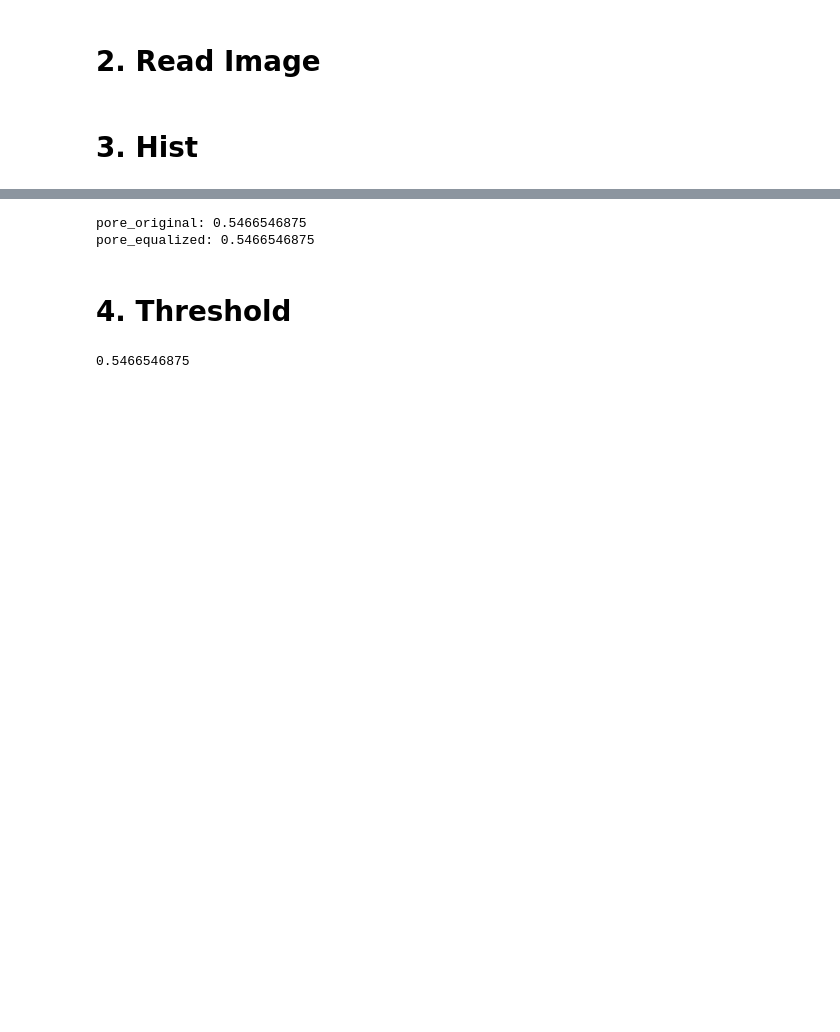
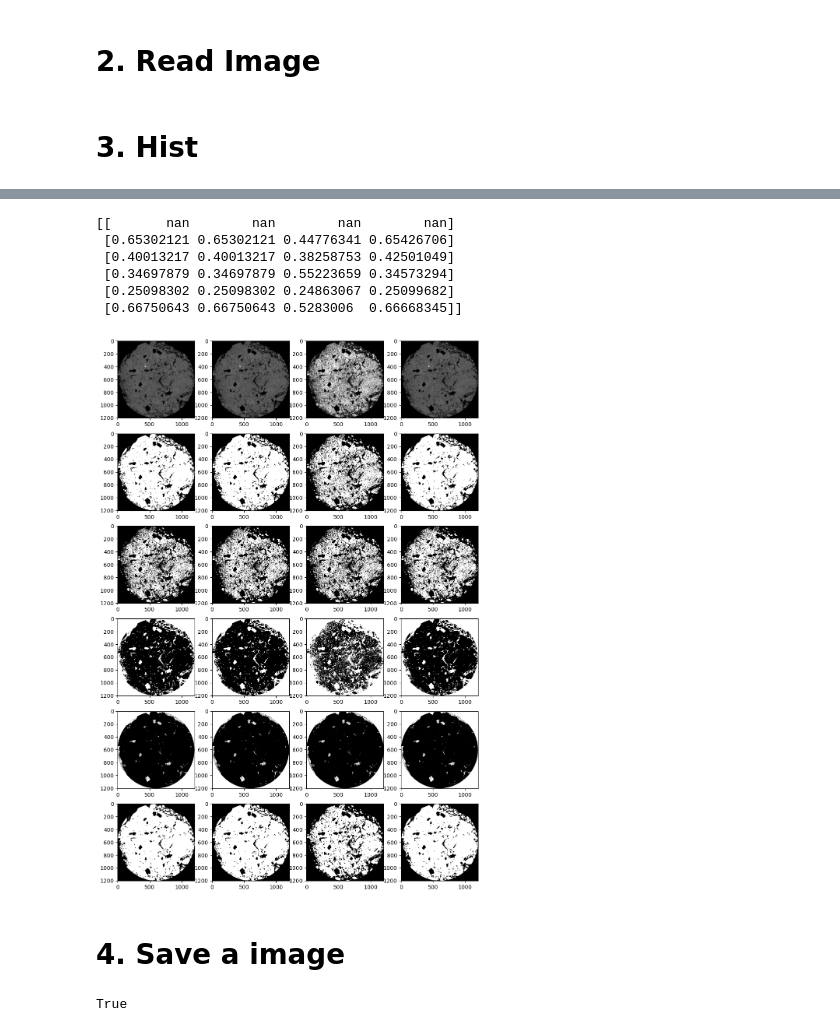
Before and after one commit to Lai-shixuan/my3rdweb, a Jupyter notebook: DL/ML funcs/test.ipynb, the cells around one changed output, grey strips where cells are left out. Saved outputs shown, nothing was run; the diff lists cells and outputs as text; code cells hidden in the pictures; blank space fills up the shorter version.

```diff
--- a/DL/ML funcs/test.ipynb
+++ b/DL/ML funcs/test.ipynb
@@ -64,0 +74,10 @@ plt.imshow(test_img_equalized, cmap='gray')
+# %%
+pore_table = np.zeros([256, 3])
+
+for i in range(256):
+    _, threshold_img = cv2.threshold(test_img, i, 255, cv2.THRESH_BINARY)
+    pore_table[i, 0] = i
+    pore_table[i, 1] = np.sum(threshold_img/255) / threshold_img.shape[0] / threshold_img.shape[1]
+    pore_table[i, 2] = 1 - pore_table[i, 1]
+
+pore_table
@@ -65,21 +102,36 @@ plt.imshow(test_img_equalized, cmap='gray')
 # %%
-pore_original = calculate_pore(test_img)
-pore_equalized = calculate_pore(test_img_equalized)
-print(f"pore_original: {pore_original}\npore_equalized: {pore_equalized}")
+method_name_list = ['origin', 'otsu', 'kapur_entropy', 'kmeans', 'gmm', 'watershed']
+pre_process_list = ['origin', 'gamma', 'equalized', 'median']
+
+pore_list = np.zeros([len(method_name_list), len(pre_process_list)])
+fig, ax = plt.subplots(len(method_name_list), len(pre_process_list), figsize=(12, 18))
+
+for i, seg in enumerate(method_name_list):
+    for j, pre_process in enumerate(pre_process_list):
+        pore_percent, pre_processed, segmented = calculate_pore(test_img, pre_process, seg)
+        pore_list[i, j] = pore_percent
+
+        # 控制孔隙用哪一个标签表示
+        # if np.sum(segmented) / 255 / (segmented.shape[0] ** 2) < 0.6:
+        #     segmented = 255 - segmented
+        #     pore_list[i, j] = 1 - pore_list[i, j]
+
+        ax[i, j].imshow(segmented, cmap='gray')
+
+print(pore_list)
 # %% [output]
-pore_original: 0.5466546875
-pore_equalized: 0.5466546875
+[[       nan        nan        nan        nan]
+ [0.65302121 0.65302121 0.44776341 0.65426706]
+ [0.40013217 0.40013217 0.38258753 0.42501049]
+ [0.34697879 0.34697879 0.55223659 0.34573294]
+ [0.25098302 0.25098302 0.24863067 0.25099682]
+ [0.66750643 0.66750643 0.5283006  0.66668345]]
+[figure, added]
 # %% [markdown]
-# 4. Threshold
+# 4. Save a image
 # %%
-gamma_adjusted = adjust_gamma(test_img, gamma=1)
-_, dst = cv2.threshold(gamma_adjusted, 0, 255, cv2.THRESH_OTSU)
-pore = calculate_pore(dst)
-print(pore)
-
-cv2.namedWindow('threshold', cv2.WINDOW_NORMAL)
-cv2.imshow('threshold', dst)
-cv2.waitKey(0)
-cv2.destroyAllWindows()
+pore_percent, pre_processed, segmented = calculate_pore(test_img, 'origin', 'kmeans')
+cv2.imwrite('origin.jpg', test_img)
+cv2.imwrite('segmented.jpg', segmented)
 # %% [output]
-0.5466546875
+True
```
Also changed, not shown: parts of 7 cells of this notebook, 9 other files.
